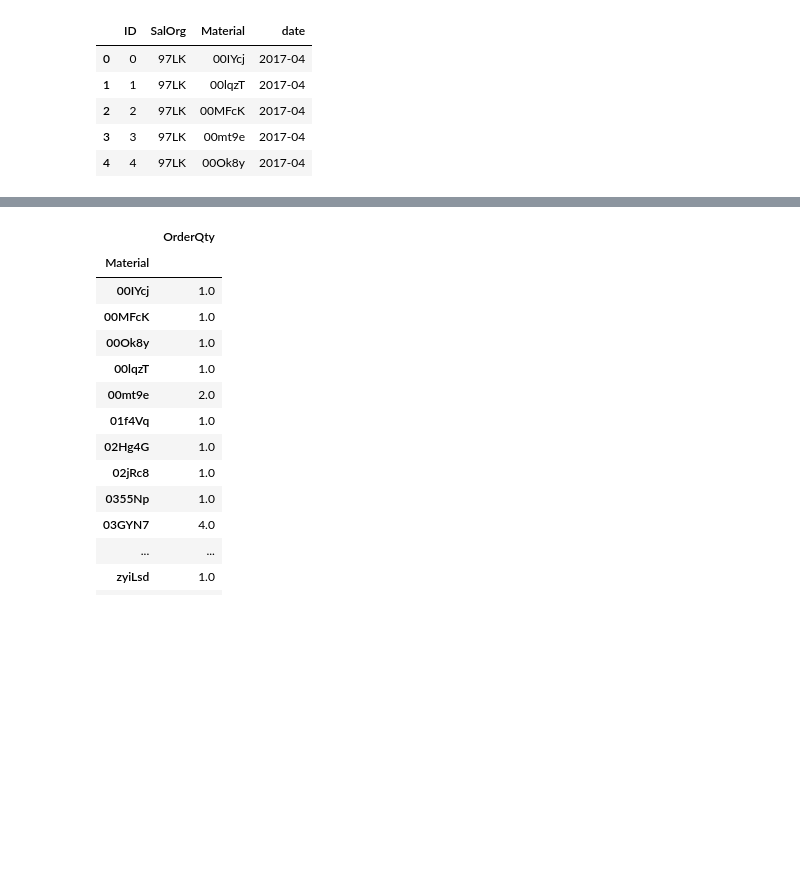
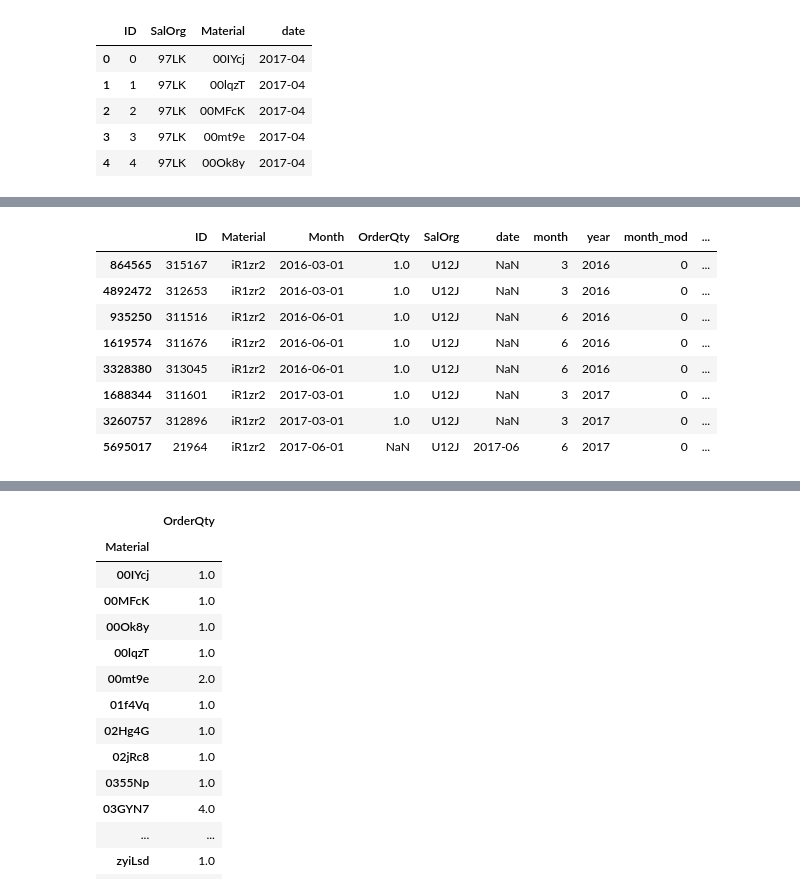
Before and after one commit to Dolto/kaggle-DSG17-final, a Jupyter notebook: EDA.ipynb, the cells around one changed output, grey strips where cells are left out. Cells and saved outputs as stored; diff of their text form; code cells hidden in the pictures; blank space fills up the shorter version.

```diff
--- a/EDA.ipynb
+++ b/EDA.ipynb
@@ -113,0 +99,15 @@ sample
+# %%
+sss = subset[(subset['Material'] == 'iR1zr2') & (subset['SalOrg'] == 'U12J')].sort_values('Month')[-8:]
+# %%
+sss['missing_months'] = sss['Month'].diff()
+sss
+# %% [output]
+|  | ID | Material | Month | OrderQty | SalOrg | date | month | year | month_mod | ... |
+| 864565 | 315167 | iR1zr2 | 2016-03-01 | 1.0 | U12J | NaN | 3 | 2016 | 0 | ... |
+| 4892472 | 312653 | iR1zr2 | 2016-03-01 | 1.0 | U12J | NaN | 3 | 2016 | 0 | ... |
+| 935250 | 311516 | iR1zr2 | 2016-06-01 | 1.0 | U12J | NaN | 6 | 2016 | 0 | ... |
+| 1619574 | 311676 | iR1zr2 | 2016-06-01 | 1.0 | U12J | NaN | 6 | 2016 | 0 | ... |
+| 3328380 | 313045 | iR1zr2 | 2016-06-01 | 1.0 | U12J | NaN | 6 | 2016 | 0 | ... |
+| 1688344 | 311601 | iR1zr2 | 2017-03-01 | 1.0 | U12J | NaN | 3 | 2017 | 0 | ... |
+| 3260757 | 312896 | iR1zr2 | 2017-03-01 | 1.0 | U12J | NaN | 3 | 2017 | 0 | ... |
+| 5695017 | 21964 | iR1zr2 | 2017-06-01 | NaN | U12J | 2017-06 | 6 | 2017 | 0 | ... |
```
Also changed, not shown: parts of 13 cells of this notebook, 4 other files.
